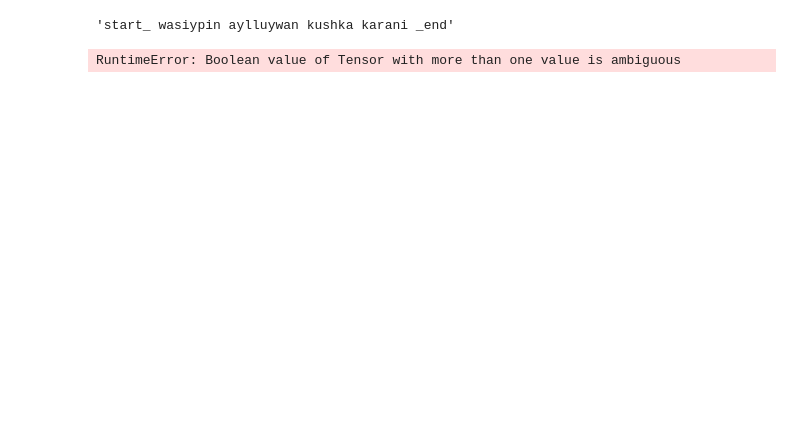
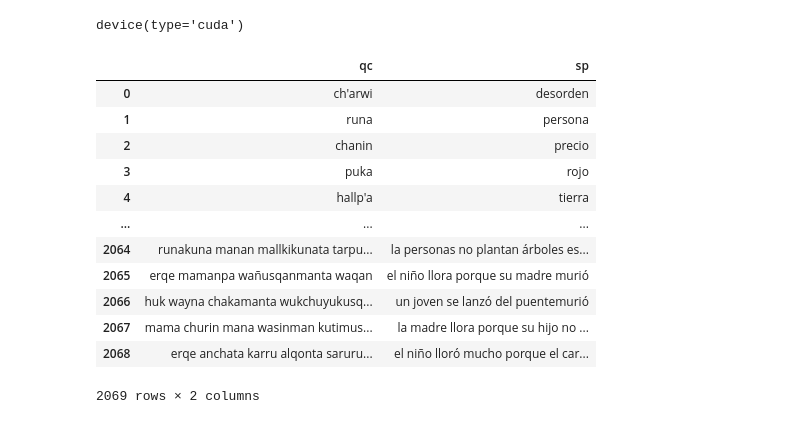
Before and after one commit to TACC-TA/recipe-translator-model, a Jupyter notebook: index.ipynb, the cells around one changed output. Drawn from its saved outputs; the diff is of its cells as text; code cells hidden in the pictures; blank space fills up the shorter version.

Commit message:
Reestructuración del modelo

```diff
--- a/index.ipynb
+++ b/index.ipynb
@@ -290,8 +0,0 @@ dataset['spanish'][1253]
-# %%
-dataset['quechua'][1253]
-# %% [output]
-'start_ wasiypin aylluywan kushka karani _end'
-# %%
-translate_sentence(dataset['spanish'][1253],model,qc_word_dict,sp_word_dict,qc_word_index,sp_word_index,qc_max_len,sp_max_len)
-# %% [output]
-RuntimeError: Boolean value of Tensor with more than one value is ambiguous
@@ -312,0 +1,32 @@ score
+# %%
+from torch import Tensor
+import torch
+import torch.nn as nn
+from torch.nn import Transformer
+import math
+from typing import List
+import pandas as pd
+import numpy as np
+from gensim.models import FastText,fasttext
+
+DEVICE = torch.device('cuda' if torch.cuda.is_available() else 'cpu')
+DEVICE
+# %% [output]
+device(type='cuda')
+# %%
+dataset = pd.read_csv('./data/cleanedCorpus.csv')
+dataset
+# %% [output]
+|  | qc | sp |
+| 0 | ch'arwi | desorden |
+| 1 | runa | persona |
+| 2 | chanin | precio |
+| 3 | puka | rojo |
+| 4 | hallp'a | tierra |
+| ... | ... | ... |
+| 2064 | runakuna manan mallkikunata tarpu... | la personas no plantan árboles es... |
+| 2065 | erqe mamanpa wañusqanmanta waqan | el niño llora porque su madre murió |
+| 2066 | huk wayna chakamanta wukchuyukusq... | un joven se lanzó del puentemurió |
+| 2067 | mama churin mana wasinman kutimus... | la madre llora porque su hijo no ... |
+| 2068 | erqe anchata karru alqonta saruru... | el niño lloró mucho porque el car... |
+2069 rows × 2 columns
```
Also changed, not shown: parts of 41 cells of this notebook, 2 other files.
